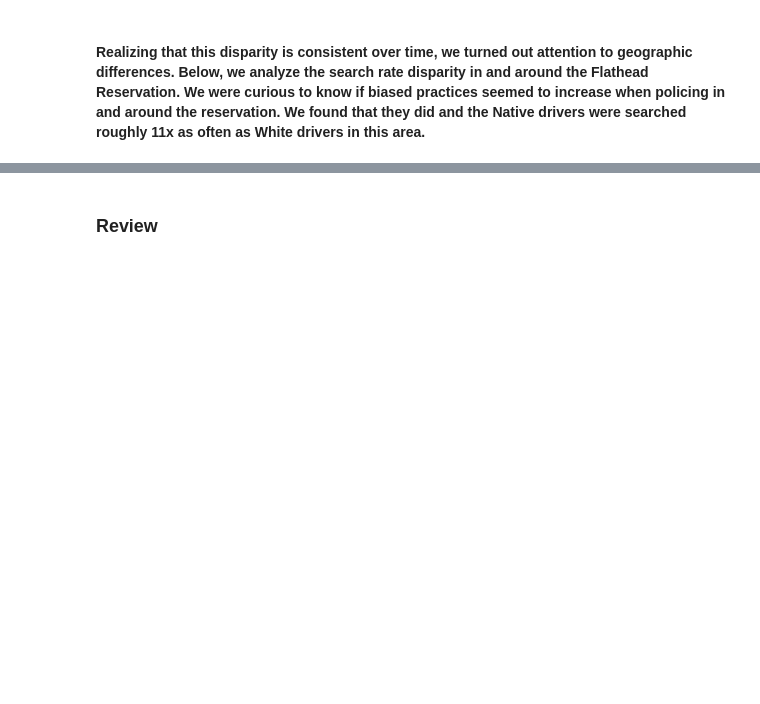
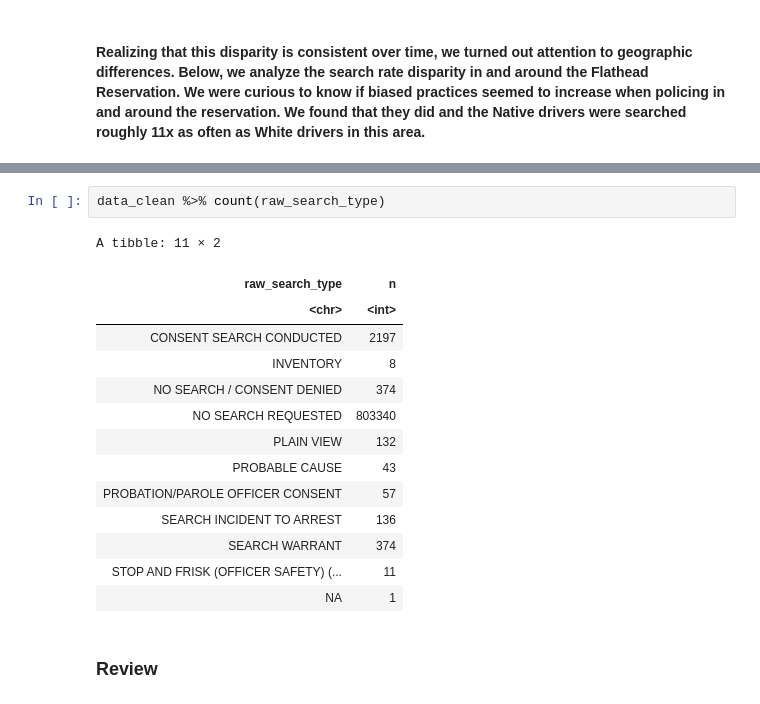
Before and after one commit to mattkiefer/biglocalpolicing, a Jupyter notebook: white_paper.ipynb, the cells around one changed output, grey strips where cells are left out. Cells and saved outputs as stored; diff of their text form; blank space fills up the shorter version.

```diff
--- a/white_paper.ipynb
+++ b/white_paper.ipynb
@@ -203,3 +267,20 @@ A grouped_df: 6 × 3
+# %%
+data_clean %>% count(raw_search_type)
+# %% [output]
+A tibble: 11 × 2
+| raw_search_type | n |
+| <chr> | <int> |
+| CONSENT SEARCH CONDUCTED | 2197 |
+| INVENTORY | 8 |
+| NO SEARCH / CONSENT DENIED | 374 |
+| NO SEARCH REQUESTED | 803340 |
+| PLAIN VIEW | 132 |
+| PROBABLE CAUSE | 43 |
+| PROBATION/PAROLE OFFICER CONSENT | 57 |
+| SEARCH INCIDENT TO ARREST | 136 |
+| SEARCH WARRANT | 374 |
+| STOP AND FRISK (OFFICER SAFETY) (... | 11 |
+| NA | 1 |
 # %% [markdown]
 ### Review
 # %% [markdown]
```
Also changed, not shown: parts of 10 cells of this notebook.
